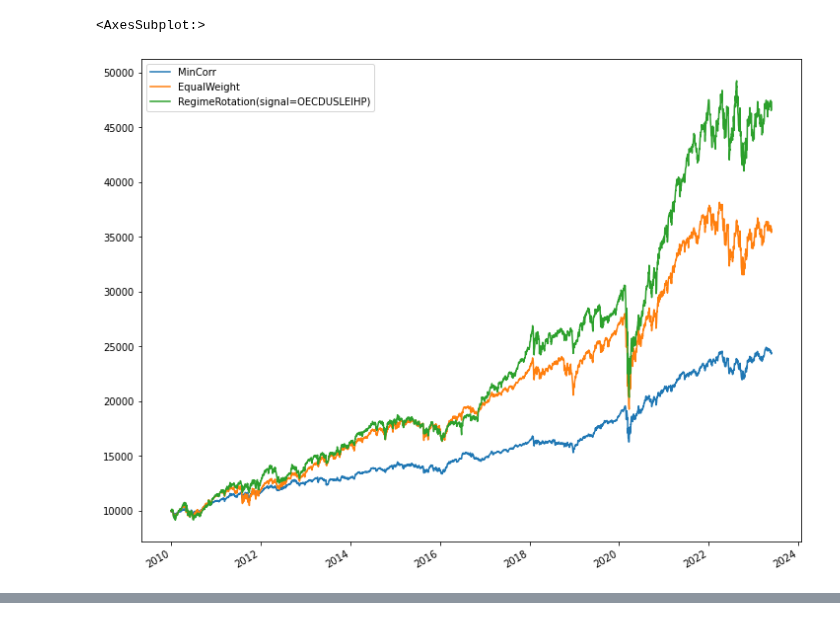
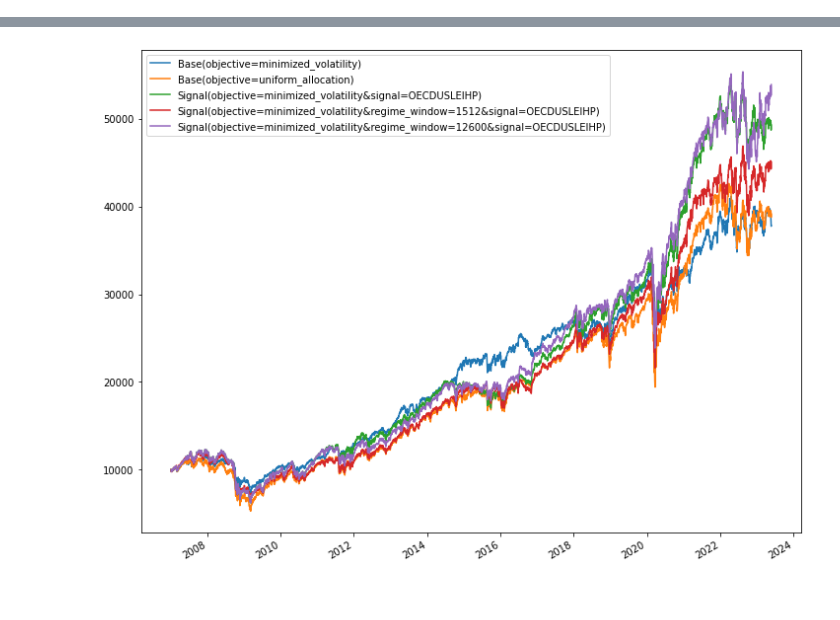
Before and after one commit to HTF1125/RobertLab, a Jupyter notebook: src/test.ipynb, the cells around one changed output, grey strips where cells are left out. Cells and saved outputs as stored; diff of their text form; code cells hidden in the pictures.

```diff
--- a/src/test.ipynb
+++ b/src/test.ipynb
@@ -1,15 +1,24 @@
-# %%
-from core.strategies import BacktestManager
-from core.signals import OECDUSLEIHP
-
-signal = OECDUSLEIHP.from_fred_data()
-
-bt = BacktestManager.from_universe(start="2010-1-1", commission=10, shares_frac=0)
-bt.MinCorr()
-bt.EqualWeight()
-bt.RegimeRotation(signal=signal)
-bt.analytics
-bt.values.plot(figsize=(12, 10))
-# %% [output]
-<AxesSubplot:>
-[figure, removed]
+# %%
+import json
+from core.signals import OECDUSLEIHP
+from core.strategies import BacktestManager
+
+signal = OECDUSLEIHP.from_fred_data()
+
+def get_universe(name: str = "USSECTOR"):
+    with open("universe.json") as f:
+        return json.load(f).get(name)
+
+from core import data
+
+prices = data.get_prices(tickers = list(get_universe().keys()))
+bt = BacktestManager(prices=prices, start="2007-1-1", commission=10, shares_frac=0)
+bt.Base(objective="minimized_volatility")
+bt.Base(objective="uniform_allocation")
+bt.Signal(objective="minimized_volatility", signal=signal)
+# %%
+bt.Signal(objective="minimized_volatility", signal=signal, regime_window=50*252)
+
+bt.values.plot(figsize=(12, 10))
+bt.analytics
+# %% [output]
@@ -15,0 +41 @@ bt.values.plot(figsize=(12, 10))
+[figure, added]
```
Also changed, not shown: parts of 7 cells of this notebook, 6 other files.
